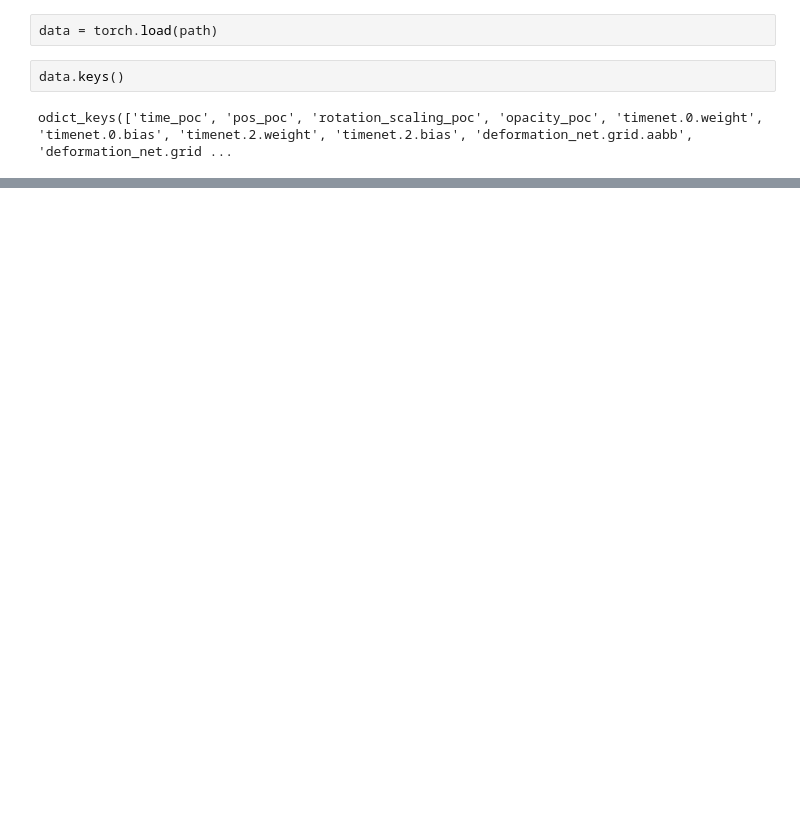
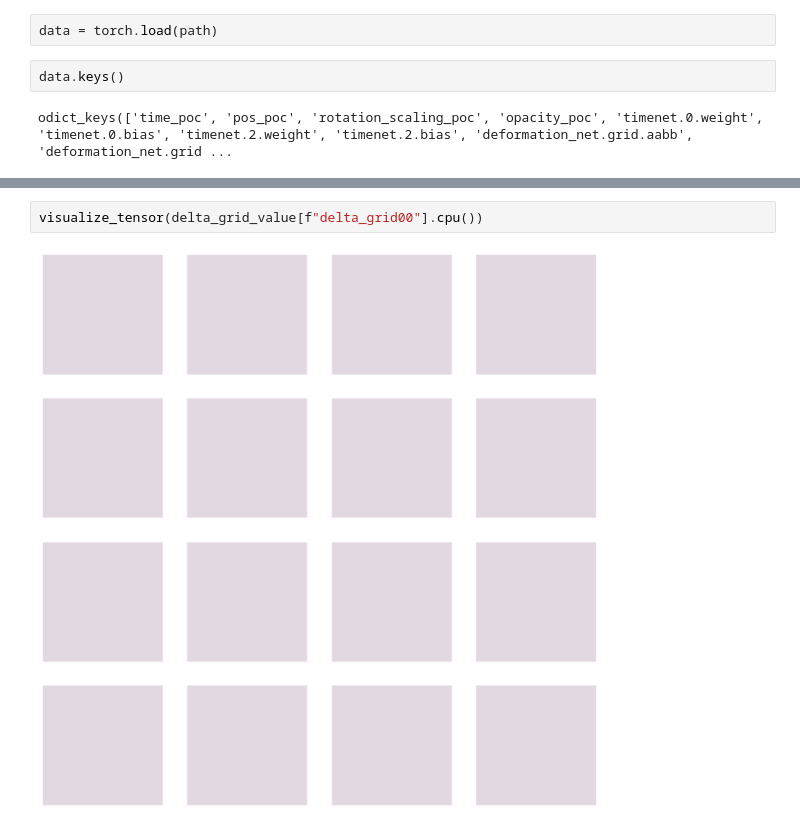
Before and after one commit to ZhangzhengTomiHoYo/4DGS_MotionMag, a Jupyter notebook: weight_visualization.ipynb, the cells around one changed output, grey strips where cells are left out. Drawn from its saved outputs; the diff is of its cells as text; blank space fills up the shorter version.

```diff
--- a/weight_visualization.ipynb
+++ b/weight_visualization.ipynb
@@ -83,0 +74,4 @@ visualize_tensor(grid_value[f"grid00"].cpu())
+# %%
+visualize_tensor(delta_grid_value[f"delta_grid00"].cpu())
+# %% [output]
+[figure, added]
```
Also changed, not shown: parts of 12 cells of this notebook, 6 other files.
